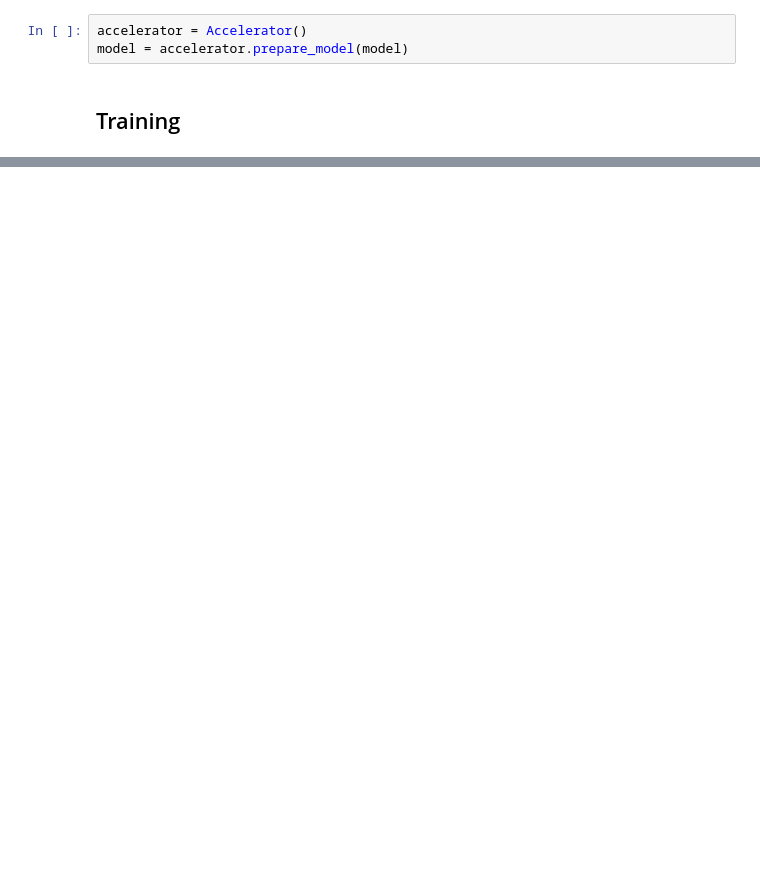
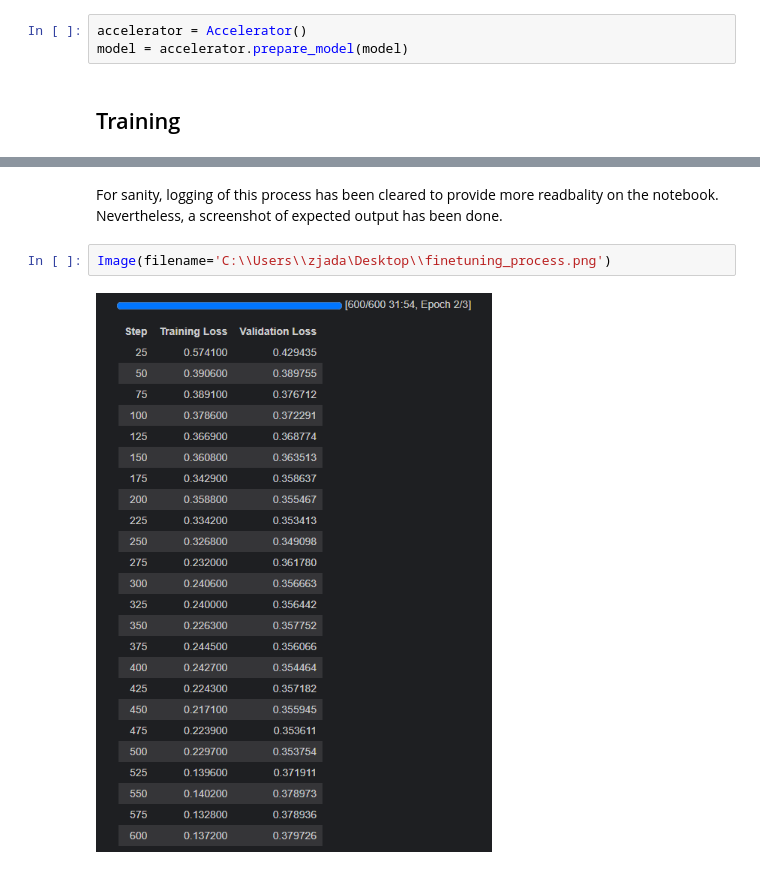
Before and after one commit to witold87/llm-bielik-ft-legal, a Jupyter notebook: src/llm-bielik-ft-fine-tuning-part-II.ipynb, the cells around one changed output, grey strips where cells are left out. Saved outputs shown, nothing was run; the diff lists cells and outputs as text; blank space fills up the shorter version.

```diff
--- a/src/llm-bielik-ft-fine-tuning-part-II.ipynb
+++ b/src/llm-bielik-ft-fine-tuning-part-II.ipynb
@@ -274,0 +210,6 @@ TrainOutput(global_step=500, training_loss=1.01540193939209, metrics={'train_run
+# %% [markdown]
+For sanity, logging of this process has been cleared to provide more readbality on the notebook. Nevertheless, a screenshot of expected output has been done.
+# %%
+Image(filename='C:\\Users\\zjada\Desktop\\finetuning_process.png')
+# %% [output]
+[figure, added]
```
Also changed, not shown: parts of 70 cells of this notebook, 13 other files.
